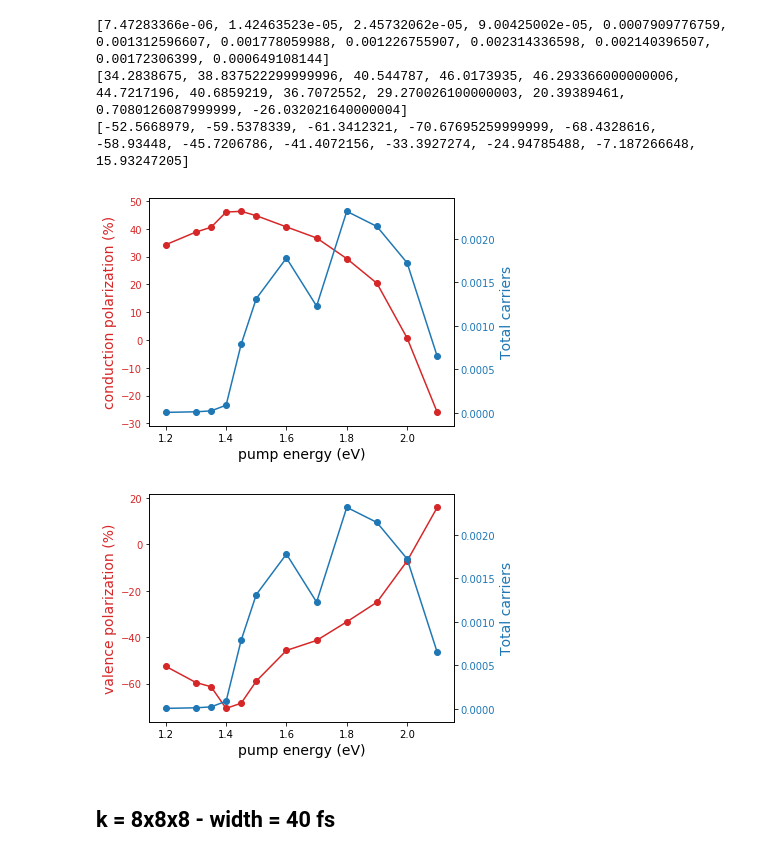
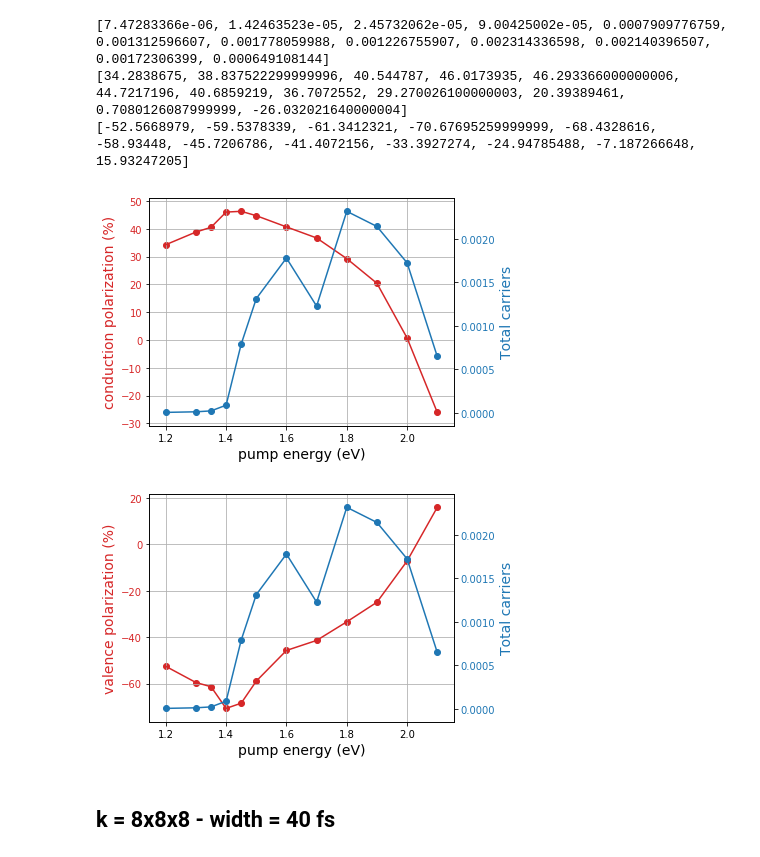
Before and after one commit to marcodalessandro76/Generation-and-decay-of-the-degree-of-spin-polarization-in-GaAs, a Jupyter notebook: Spin_polarization_analysis.ipynb, the cells around one changed output. Saved outputs shown, nothing was run; the diff lists cells and outputs as text; code cells hidden in the pictures.

```diff
--- a/Spin_polarization_analysis.ipynb
+++ b/Spin_polarization_analysis.ipynb
@@ -415,29 +415,30 @@ print(val_pol)
 [-52.5668979, -59.5378339, -61.3412321, -70.67695259999999, -68.4328616, -58.93448, -45.7206786, -41.4072156, -33.3927274, -24.94785488, -7.187266648, 15.93247205]
 # %%
 fig, ax1 = plt.subplots()
-
+plt.grid(axis='both')
 color = 'tab:red'
 ax1.set_xlabel('pump energy (eV)',size=14)
 ax1.set_ylabel('conduction polarization (%)', color=color,size=14)
 ax1.plot(freq_range, cond_pol, color=color)
 ax1.scatter(freq_range, cond_pol, color=color)
 ax1.tick_params(axis='y', labelcolor=color)
 
 ax2 = ax1.twinx()  # instantiate a second axes that shares the same x-axis
 
 color = 'tab:blue'
 ax2.set_ylabel('Total carriers', color=color,size=14)  # we already handled the x-label with ax1
 ax2.plot(freq_range, tot_cond, color=color)
 ax2.scatter(freq_range, tot_cond, color=color)
 ax2.tick_params(axis='y', labelcolor=color)
 
 fig.tight_layout()  # otherwise the right y-label is slightly clipped
+
 plt.show()
 # %% [output]
-[figure, old version]
+[figure, new version]
 # %%
 fig, ax1 = plt.subplots()
-
+plt.grid(axis='both')
 color = 'tab:red'
 ax1.set_xlabel('pump energy (eV)',size=14)
 ax1.set_ylabel('valence polarization (%)', color=color,size=14)
@@ -456,7 +457,7 @@ ax2.tick_params(axis='y', labelcolor=color)
 fig.tight_layout()  # otherwise the right y-label is slightly clipped
 plt.show()
 # %% [output]
-[figure, old version]
+[figure, new version]
 # %%
 #################################################################################################à
 # %% [markdown]
```
Also changed, not shown: 2 other files.
